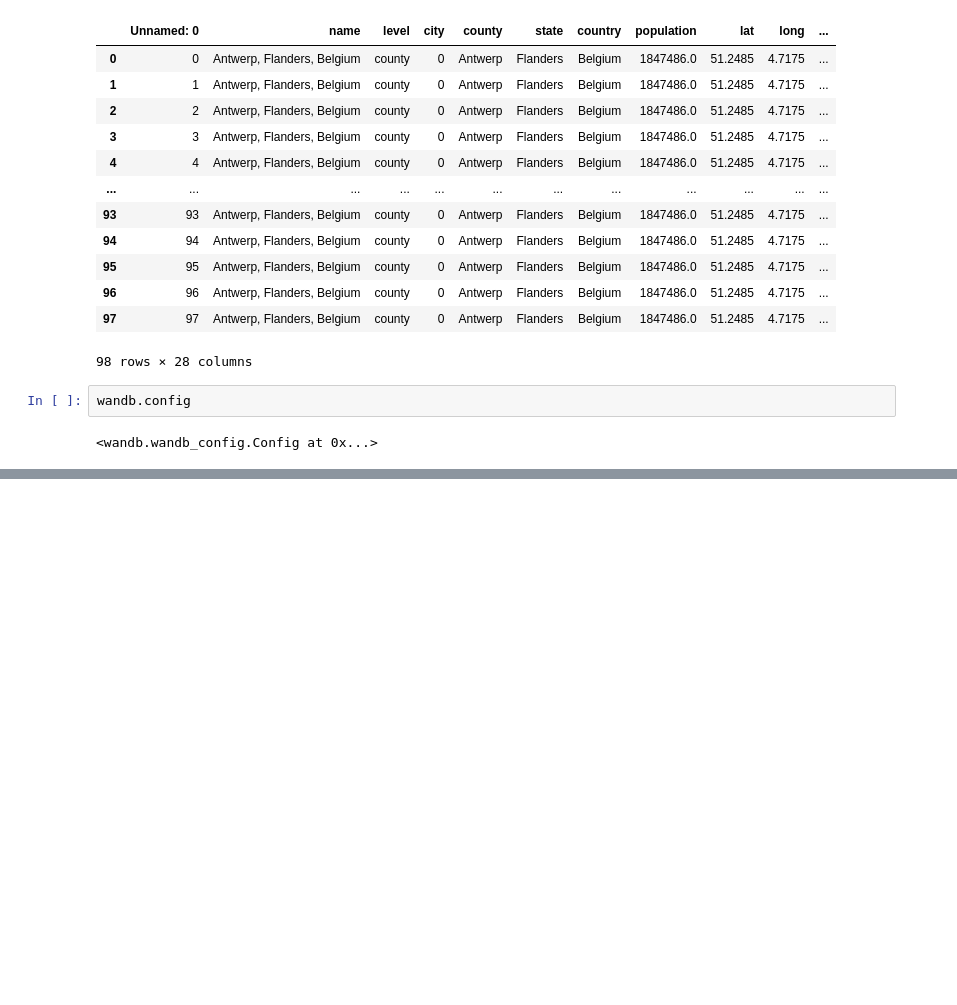
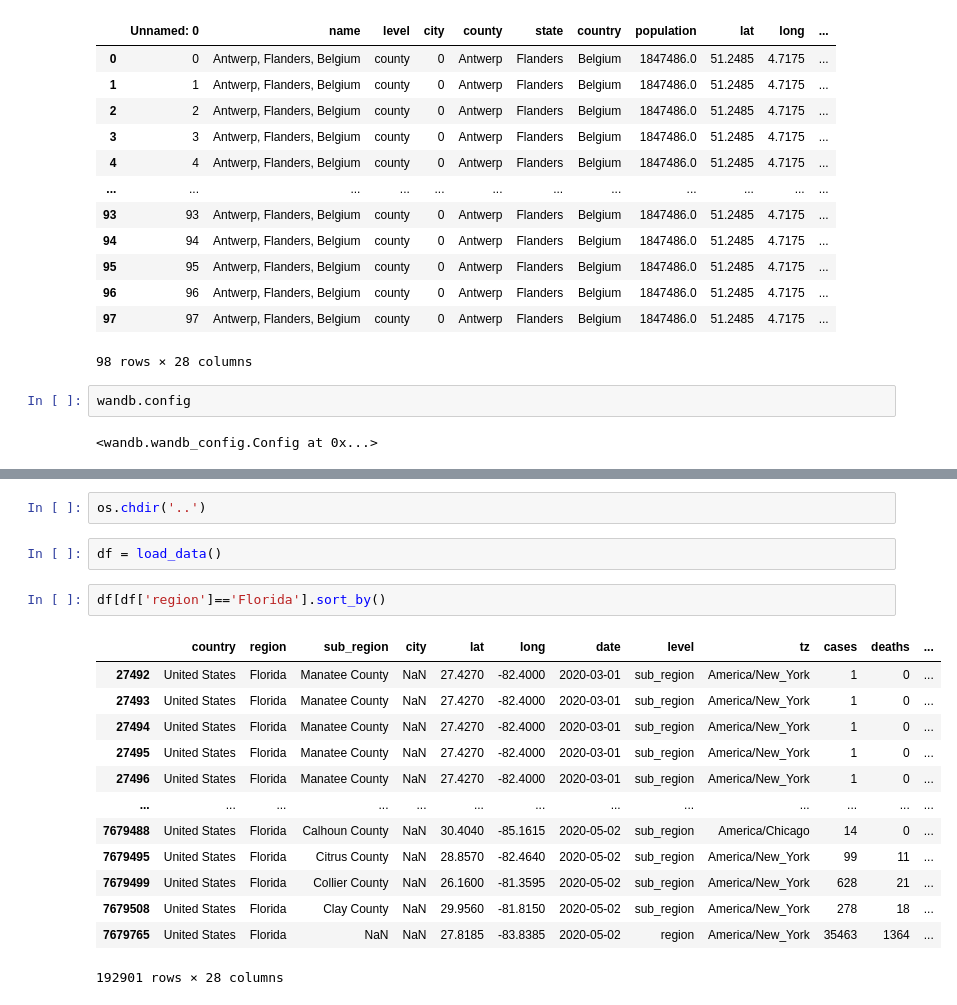
Before and after one commit to CoronaWhy/task-ts, a Jupyter notebook: notebooks/CoronaLSTM.ipynb, the cells around one changed output, grey strips where cells are left out. Cells and saved outputs as stored; diff of their text form; blank space fills up the shorter version.

```diff
--- a/notebooks/CoronaLSTM.ipynb
+++ b/notebooks/CoronaLSTM.ipynb
@@ -618,0 +607,20 @@ wandb.config
+# %%
+os.chdir('..')
+# %%
+df = load_data()
+# %%
+df[df['region']=='Florida'].sort_by()
+# %% [output]
+|  | country | region | sub_region | city | lat | long | date | level | tz | cases | deaths | ... |
+| 27492 | United States | Florida | Manatee County | NaN | 27.4270 | -82.4000 | 2020-03-01 | sub_region | America/New_York | 1 | 0 | ... |
+| 27493 | United States | Florida | Manatee County | NaN | 27.4270 | -82.4000 | 2020-03-01 | sub_region | America/New_York | 1 | 0 | ... |
+| 27494 | United States | Florida | Manatee County | NaN | 27.4270 | -82.4000 | 2020-03-01 | sub_region | America/New_York | 1 | 0 | ... |
+| 27495 | United States | Florida | Manatee County | NaN | 27.4270 | -82.4000 | 2020-03-01 | sub_region | America/New_York | 1 | 0 | ... |
+| 27496 | United States | Florida | Manatee County | NaN | 27.4270 | -82.4000 | 2020-03-01 | sub_region | America/New_York | 1 | 0 | ... |
+| ... | ... | ... | ... | ... | ... | ... | ... | ... | ... | ... | ... | ... |
+| 7679488 | United States | Florida | Calhoun County | NaN | 30.4040 | -85.1615 | 2020-05-02 | sub_region | America/Chicago | 14 | 0 | ... |
+| 7679495 | United States | Florida | Citrus County | NaN | 28.8570 | -82.4640 | 2020-05-02 | sub_region | America/New_York | 99 | 11 | ... |
+| 7679499 | United States | Florida | Collier County | NaN | 26.1600 | -81.3595 | 2020-05-02 | sub_region | America/New_York | 628 | 21 | ... |
+| 7679508 | United States | Florida | Clay County | NaN | 29.9560 | -81.8150 | 2020-05-02 | sub_region | America/New_York | 278 | 18 | ... |
+| 7679765 | United States | Florida | NaN | NaN | 27.8185 | -83.8385 | 2020-05-02 | region | America/New_York | 35463 | 1364 | ... |
+192901 rows × 28 columns
```
Also changed, not shown: parts of 24 cells of this notebook, 3 other files.
